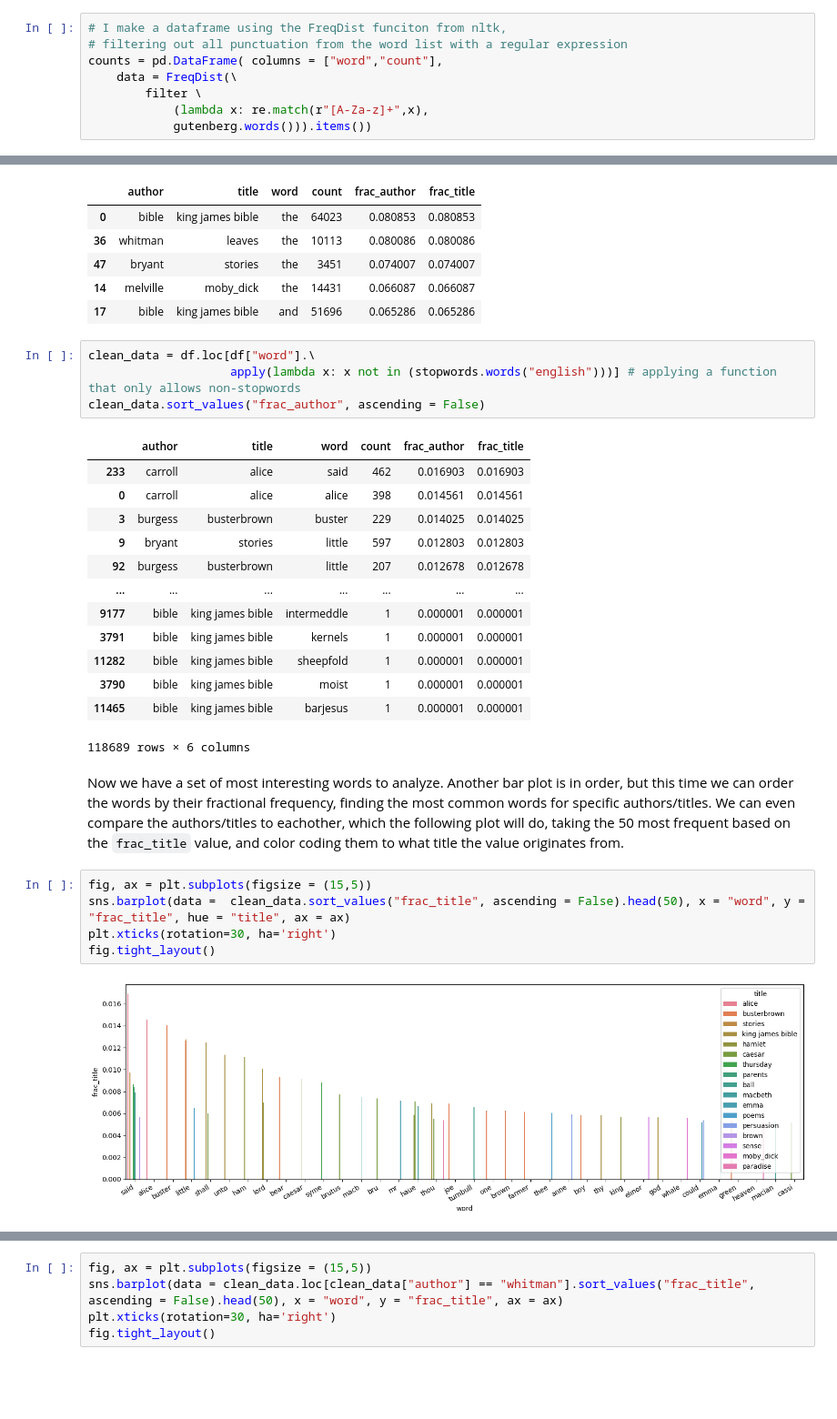
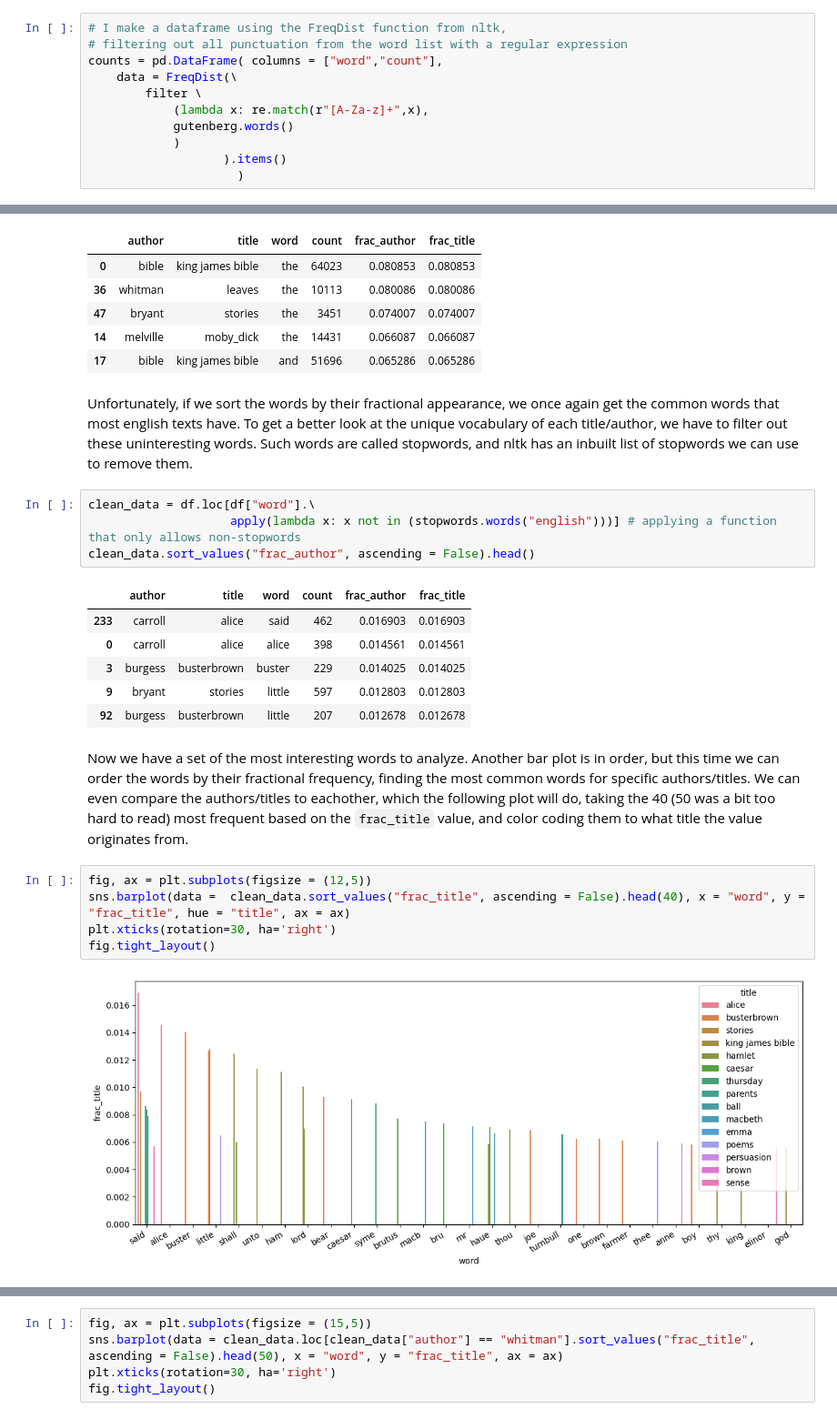
Before and after one commit to Schwankus/su-mt4007, a Jupyter notebook: Project/Project.ipynb, the cells around one changed output, grey strips where cells are left out. Shown: that part at 91% size. Saved outputs shown, nothing was run; the diff lists cells and outputs as text; blank space fills up the shorter version.

```diff
--- a/Project/Project.ipynb
+++ b/Project/Project.ipynb
@@ -21,11 +17,14 @@ The most straightforward way to analyze a collection of words is to simply count
 # %%
-# I make a dataframe using the FreqDist funciton from nltk,
+# I make a dataframe using the FreqDist function from nltk,
 # filtering out all punctuation from the word list with a regular expression
 counts = pd.DataFrame( columns = ["word","count"],
     data = FreqDist(\
         filter \
             (lambda x: re.match(r"[A-Za-z]+",x),
-            gutenberg.words())).items())
+            gutenberg.words()
+            )
+                   ).items()
+                     )
 # %%
 fig, ax = plt.subplots(figsize = (15,5))
 counts.sort_values(ascending = False, by  = "count").head(50).plot.bar(x = "word", y = "count", rot = 30, ax = ax)
@@ -162,10 +173,12 @@ df.sort_values(ascending = False, by = "frac_title").head()
 | 47 | bryant | stories | the | 3451 | 0.074007 | 0.074007 |
 | 14 | melville | moby_dick | the | 14431 | 0.066087 | 0.066087 |
 | 17 | bible | king james bible | and | 51696 | 0.065286 | 0.065286 |
+# %% [markdown]
+Unfortunately, if we sort the words by their fractional appearance, we once again get the common words that most english texts have. To get a better look at the unique vocabulary of each title/author, we have to filter out these uninteresting words. Such words are called stopwords, and nltk has an inbuilt list of stopwords we can use to remove them.
 # %%
 clean_data = df.loc[df["word"].\
                     apply(lambda x: x not in (stopwords.words("english")))] # applying a function that only allows non-stopwords
-clean_data.sort_values("frac_author", ascending = False)
+clean_data.sort_values("frac_author", ascending = False).head()
 # %% [output]
 |  | author | title | word | count | frac_author | frac_title |
 | 233 | carroll | alice | said | 462 | 0.016903 | 0.016903 |
@@ -173,20 +186,13 @@ clean_data.sort_values("frac_author", ascending = False)
 | 3 | burgess | busterbrown | buster | 229 | 0.014025 | 0.014025 |
 | 9 | bryant | stories | little | 597 | 0.012803 | 0.012803 |
 | 92 | burgess | busterbrown | little | 207 | 0.012678 | 0.012678 |
-| ... | ... | ... | ... | ... | ... | ... |
-| 9177 | bible | king james bible | intermeddle | 1 | 0.000001 | 0.000001 |
-| 3791 | bible | king james bible | kernels | 1 | 0.000001 | 0.000001 |
-| 11282 | bible | king james bible | sheepfold | 1 | 0.000001 | 0.000001 |
-| 3790 | bible | king james bible | moist | 1 | 0.000001 | 0.000001 |
-| 11465 | bible | king james bible | barjesus | 1 | 0.000001 | 0.000001 |
-118689 rows × 6 columns
 # %% [markdown]
-Now we have a set of most interesting words to analyze. Another bar plot is in order, but this time we can order the words by their fractional frequency, finding the most common words for specific authors/titles. We can even compare the authors/titles to eachother, which the following plot will do, taking the 50 most frequent based on the `frac_title` value, and color coding them to what title the value originates from.
+Now we have a set of the most interesting words to analyze. Another bar plot is in order, but this time we can order the words by their fractional frequency, finding the most common words for specific authors/titles. We can even compare the authors/titles to eachother, which the following plot will do, taking the 40 (50 was a bit too hard to read) most frequent based on the `frac_title` value, and color coding them to what title the value originates from.
 # %%
-fig, ax = plt.subplots(figsize = (15,5))
-sns.barplot(data =  clean_data.sort_values("frac_title", ascending = False).head(50), x = "word", y = "frac_title", hue = "title", ax = ax)
+fig, ax = plt.subplots(figsize = (12,5))
+sns.barplot(data =  clean_data.sort_values("frac_title", ascending = False).head(40), x = "word", y = "frac_title", hue = "title", ax = ax)
 plt.xticks(rotation=30, ha='right')
 fig.tight_layout()
 # %% [output]
-[figure, old version]
+[figure, new version]
 # %% [markdown]
```
Also changed, not shown: parts of 18 cells of this notebook.
